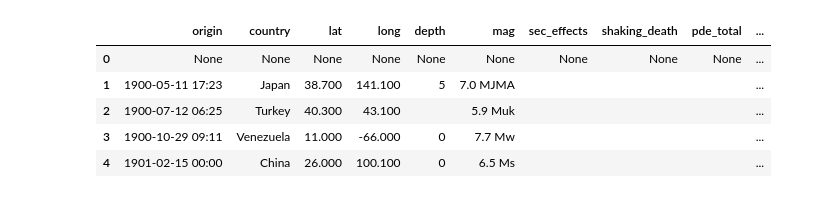
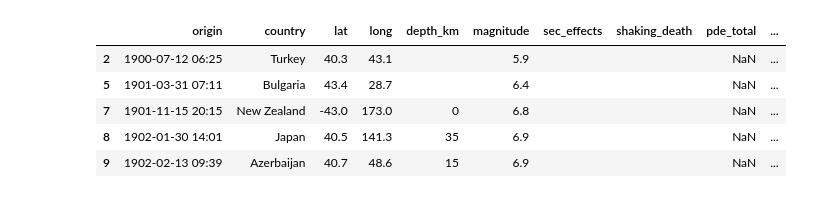
Before and after one commit to shrutijalewar/data-question-3-xtreme-united, a Jupyter notebook: Assigment3.ipynb, the cells around one changed output. Saved outputs shown, nothing was run; the diff lists cells and outputs as text; code cells hidden in the pictures.

```diff
--- a/Assigment3.ipynb
+++ b/Assigment3.ipynb
@@ -1,38 +1,77 @@
 # %%
 import urllib.request
 from bs4 import BeautifulSoup as BS
 import pandas as pd
+import numpy as np
 
 request = urllib.request.Request('https://en.wikipedia.org/wiki/List_of_deadly_earthquakes_since_1900')
 result = urllib.request.urlopen(request)
 resulttext = result.read()
 
 soup = BS(resulttext, 'html.parser')
 soup.prettify
 
 
 data = []
 table = soup.find('table', class_ = 'sortable wikitable')
 
 
 table = table.find_all('tr')
 headers = soup.find_all('th')
 
 for row in table:
     cells = row.find_all('td')
     cells = [ele.text.strip() for ele in cells]
+
     data.append(cells)
 eq_df = pd.DataFrame(data)
 
 
-eq_df.columns = ['origin','country','lat','long','depth','mag','sec_effects','shaking_death','pde_total','utsu_total','emdat_total','other']
+## Rename column headers
+eq_df.columns = ['origin','country','lat','long','depth_km','magnitude','sec_effects','shaking_death',
+                 'pde_total','utsu_total','em_total','other_deaths']
 
-headers
-eq_df.head()
+eq_df = eq_df.drop(0,0)
+
+def eq_reg(eq_col, reg_phrase):
+    eq_df[eq_col] = eq_df[eq_col].str.replace(reg_phrase, '')
+
+eq_reg('magnitude', '([a-zA-Z])')
+eq_reg('magnitude','\[..\]')
+eq_reg('other_deaths', '\[.*\]')
+eq_reg('em_total', '\[7\].')
+eq_reg('country', '\([^\)]*\)*')
+eq_reg('other_deaths', '\([^\)]*\)*')
+eq_reg('other_deaths', '\+')
+eq_reg('other_deaths', '26271 26000')
+eq_reg('other_deaths', '231000* 283000* 227898*')
+eq_reg('other_deaths', '\*')
+
+eq_df['pde_total'] = pd.to_numeric(eq_df['pde_total'], errors='coerce')
+eq_df['utsu_total'] = pd.to_numeric(eq_df['utsu_total'], errors='coerce')
+eq_df['em_total'] = pd.to_numeric(eq_df['em_total'], errors='coerce')
+eq_df['other_deaths'] = pd.to_numeric(eq_df['other_deaths'], errors='coerce')
+eq_df['magnitude'] = pd.to_numeric(eq_df['magnitude'], errors='coerce')
+
+eq_df['deaths'] = eq_df[['pde_total','utsu_total','em_total','other_deaths']].max(axis=1)
+
+eq_df[eq_df['lat']==''] = np.nan
+eq_df[eq_df['long']==''] = np.nan
+#eq_df[eq_df['deaths']==''] = np.nan
+
+eq_df= eq_df.dropna(subset=['lat','long','deaths'])
+eq_df['lat'] = pd.to_numeric(eq1['lat'], errors='coerce')
+eq_df['long'] = pd.to_numeric(eq1['long'], errors='coerce')
+eq_df['deaths'] = pd.to_numeric(eq1['deaths'], errors='coerce')
+eq_df['magnitude'] = pd.to_numeric(eq1['magnitude'], errors='coerce')
+#eq1.info()
+
+
+eq_df.head(5)
 # %% [output]
-|  | origin | country | lat | long | depth | mag | sec_effects | shaking_death | pde_total | ... |
-| 0 | None | None | None | None | None | None | None | None | None | ... |
-| 1 | 1900-05-11 17:23 | Japan | 38.700 | 141.100 | 5 | 7.0 MJMA |  |  |  | ... |
-| 2 | 1900-07-12 06:25 | Turkey | 40.300 | 43.100 |  | 5.9 Muk |  |  |  | ... |
-| 3 | 1900-10-29 09:11 | Venezuela | 11.000 | -66.000 | 0 | 7.7 Mw |  |  |  | ... |
-| 4 | 1901-02-15 00:00 | China | 26.000 | 100.100 | 0 | 6.5 Ms |  |  |  | ... |
+|  | origin | country | lat | long | depth_km | magnitude | sec_effects | shaking_death | pde_total | ... |
+| 2 | 1900-07-12 06:25 | Turkey | 40.3 | 43.1 |  | 5.9 |  |  | NaN | ... |
+| 5 | 1901-03-31 07:11 | Bulgaria | 43.4 | 28.7 |  | 6.4 |  |  | NaN | ... |
+| 7 | 1901-11-15 20:15 | New Zealand | -43.0 | 173.0 | 0 | 6.8 |  |  | NaN | ... |
+| 8 | 1902-01-30 14:01 | Japan | 40.5 | 141.3 | 35 | 6.9 |  |  | NaN | ... |
+| 9 | 1902-02-13 09:39 | Azerbaijan | 40.7 | 48.6 | 15 | 6.9 |  |  | NaN | ... |
```
Also changed, not shown: parts of 19 cells of this notebook.
